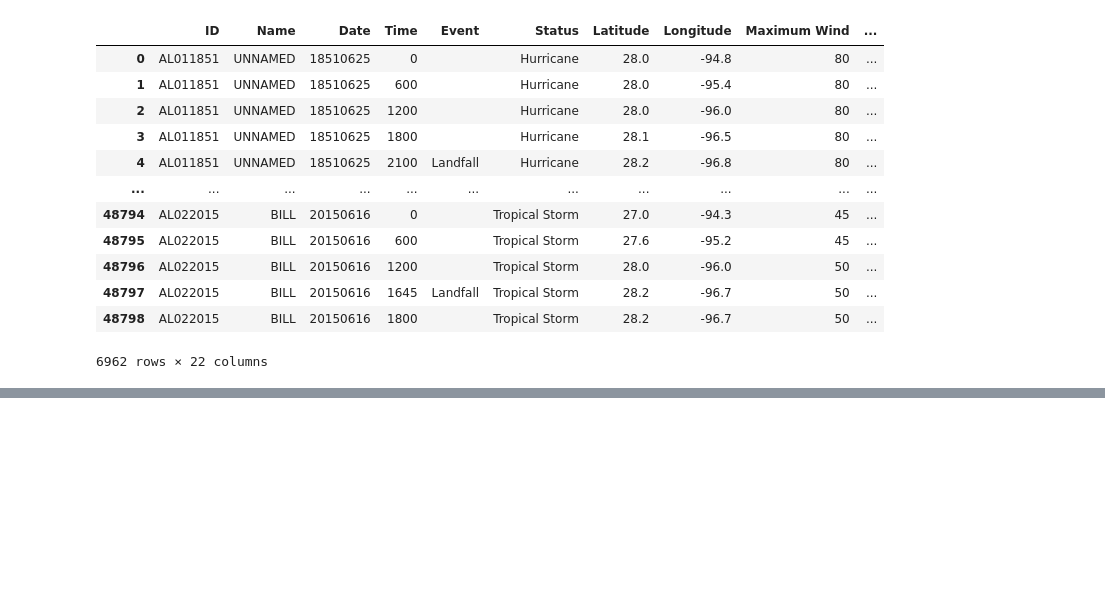
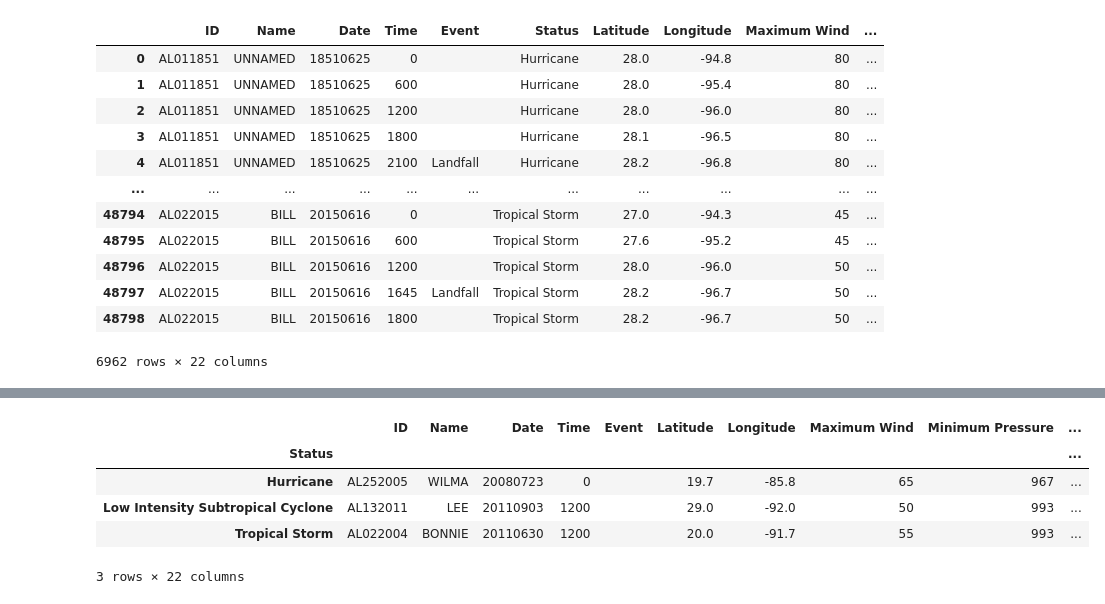
Before and after one commit to jakewmayfield/weather-prediction, a Jupyter notebook: hurdat_df.ipynb, the cells around one changed output, grey strips where cells are left out. Cells and saved outputs as stored; diff of their text form; code cells hidden in the pictures; blank space fills up the shorter version.

```diff
--- a/hurdat_df.ipynb
+++ b/hurdat_df.ipynb
@@ -133,0 +253,9 @@ df_city = pd.DataFrame({
+# %%
+wind_deg.groupby("Status").agg(lambda x:x.value_counts().index[0])
+# %% [output]
+|  | ID | Name | Date | Time | Event | Latitude | Longitude | Maximum Wind | Minimum Pressure | ... |
+| Status |  |  |  |  |  |  |  |  |  | ... |
+| Hurricane | AL252005 | WILMA | 20080723 | 0 |  | 19.7 | -85.8 | 65 | 967 | ... |
+| Low Intensity Subtropical Cyclone | AL132011 | LEE | 20110903 | 1200 |  | 29.0 | -92.0 | 50 | 993 | ... |
+| Tropical Storm | AL022004 | BONNIE | 20110630 | 1200 |  | 20.0 | -91.7 | 55 | 993 | ... |
+3 rows × 22 columns
```
Also changed, not shown: parts of 11 cells of this notebook.
